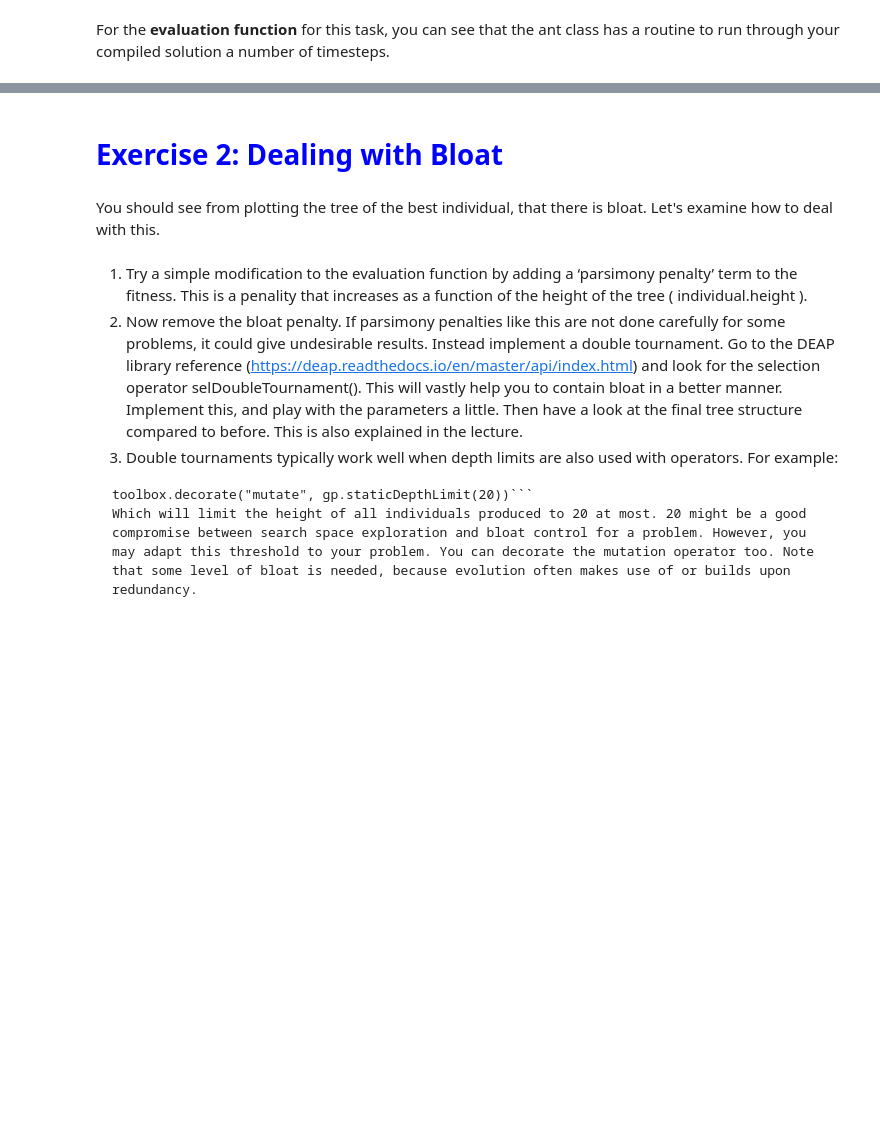
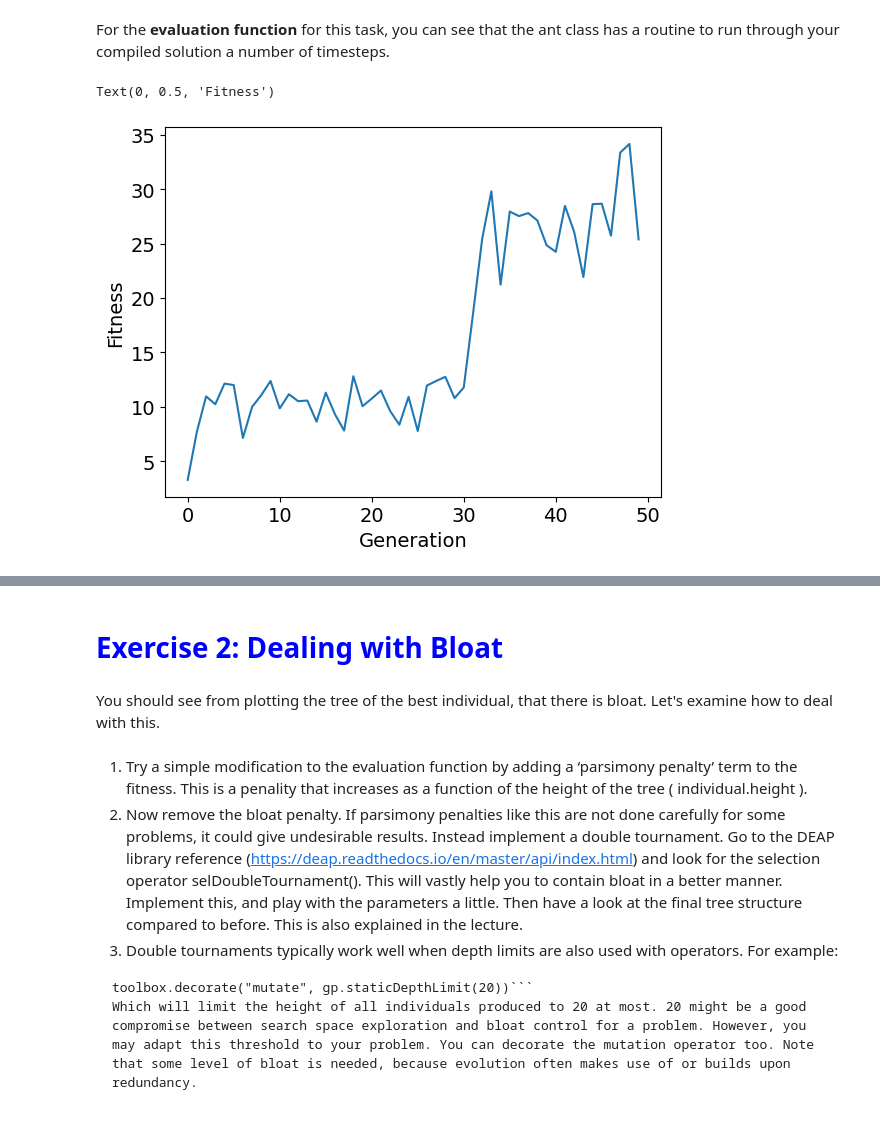
Before and after one commit to elijah-jones-2003/EVAC, a Jupyter notebook: Workshops/EVAC_Workshop4B_Workbook.ipynb, the cells around one changed output, grey strips where cells are left out. Cells and saved outputs as stored; diff of their text form; code cells hidden in the pictures; blank space fills up the shorter version.

```diff
--- a/Workshops/EVAC_Workshop4B_Workbook.ipynb
+++ b/Workshops/EVAC_Workshop4B_Workbook.ipynb
@@ -167,2 +275,21 @@ pset.addTerminal(ant.move_forward)
 # %% [markdown]
 For the **evaluation function** for this task, you can see that the ant class has a routine to run through your compiled solution a number of timesteps.
+# %%
+gen = logbook.chapters['fitness'].select("gen")
+_min = logbook.chapters['fitness'].select("min")
+_max = logbook.chapters['fitness'].select("max")
+avgs = logbook.chapters['fitness'].select("avg")
+stds = logbook.chapters['fitness'].select("std")
+
+plt.rc('axes', labelsize=14)
+plt.rc('xtick', labelsize=14)
+plt.rc('ytick', labelsize=14)
+plt.rc('legend', fontsize=14)
+
+fig, ax1 = plt.subplots()
+line1 = ax1.plot(gen, avgs)
+ax1.set_xlabel("Generation")
+ax1.set_ylabel("Fitness")
+# %% [output]
+Text(0, 0.5, 'Fitness')
+[figure, added]
```
Also changed, not shown: parts of 6 cells of this notebook, 4 other files.
